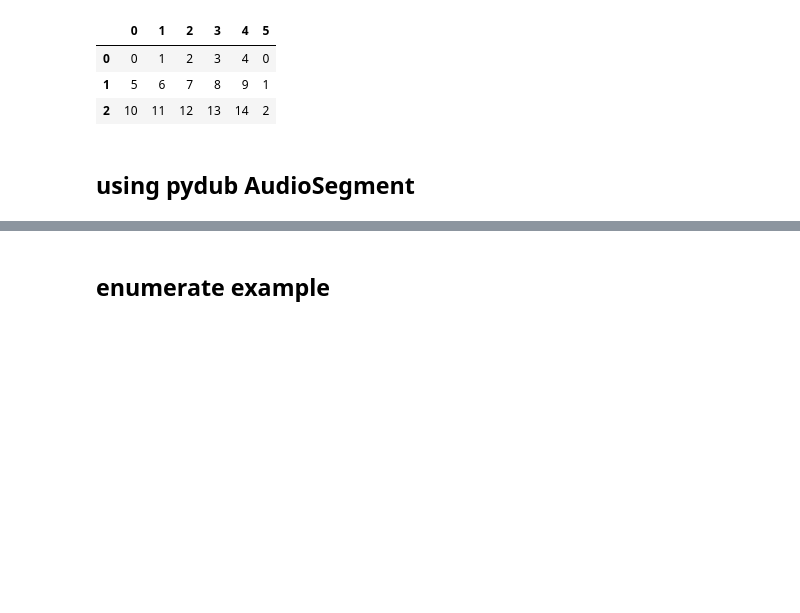
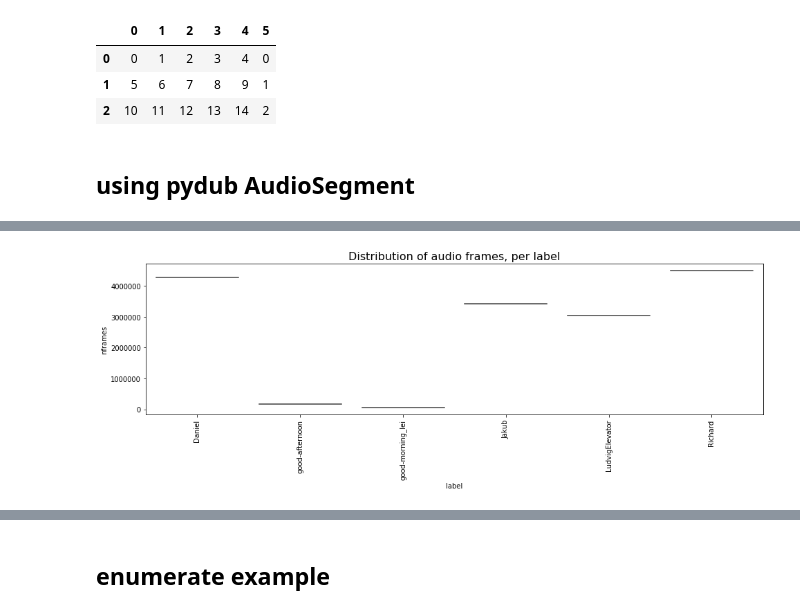
Before and after one commit to FirstPlaygroundAndThenIcecream/Speaker-Identification, a Jupyter notebook: Speaker-Identification-tf.ipynb, the cells around one changed output, grey strips where cells are left out. Saved outputs shown, nothing was run; the diff lists cells and outputs as text; code cells hidden in the pictures; blank space fills up the shorter version.

```diff
--- a/Speaker-Identification-tf.ipynb
+++ b/Speaker-Identification-tf.ipynb
@@ -201,0 +266,14 @@ plot_audio_frames(audibles_1s[5])
+# %%
+
+import seaborn as sns
+
+audibles_csv = pd.read_csv('audibles_csv')
+audibles_csv['nframes'] = audibles_csv['fname'].apply(lambda f: wave.open('audibles/' + f).getnframes())
+
+_, ax = plt.subplots(figsize=(16, 4))
+sns.violinplot(ax=ax, x="label", y="nframes", data=audibles_csv)
+plt.xticks(rotation=90)
+plt.title('Distribution of audio frames, per label', fontsize=16)
+plt.show()
+# %% [output]
+[figure, added]
```
Also changed, not shown: parts of 27 cells of this notebook, 11 other files.
